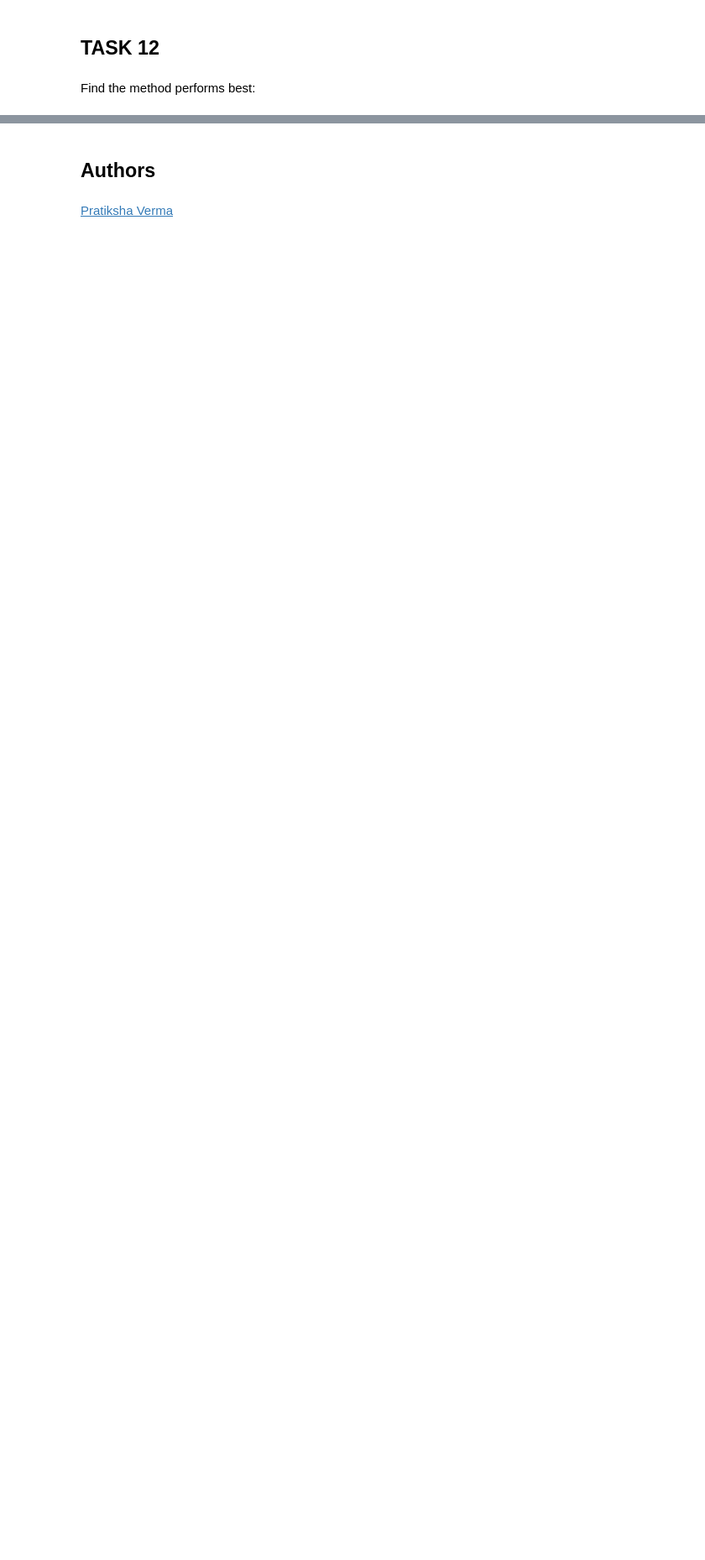
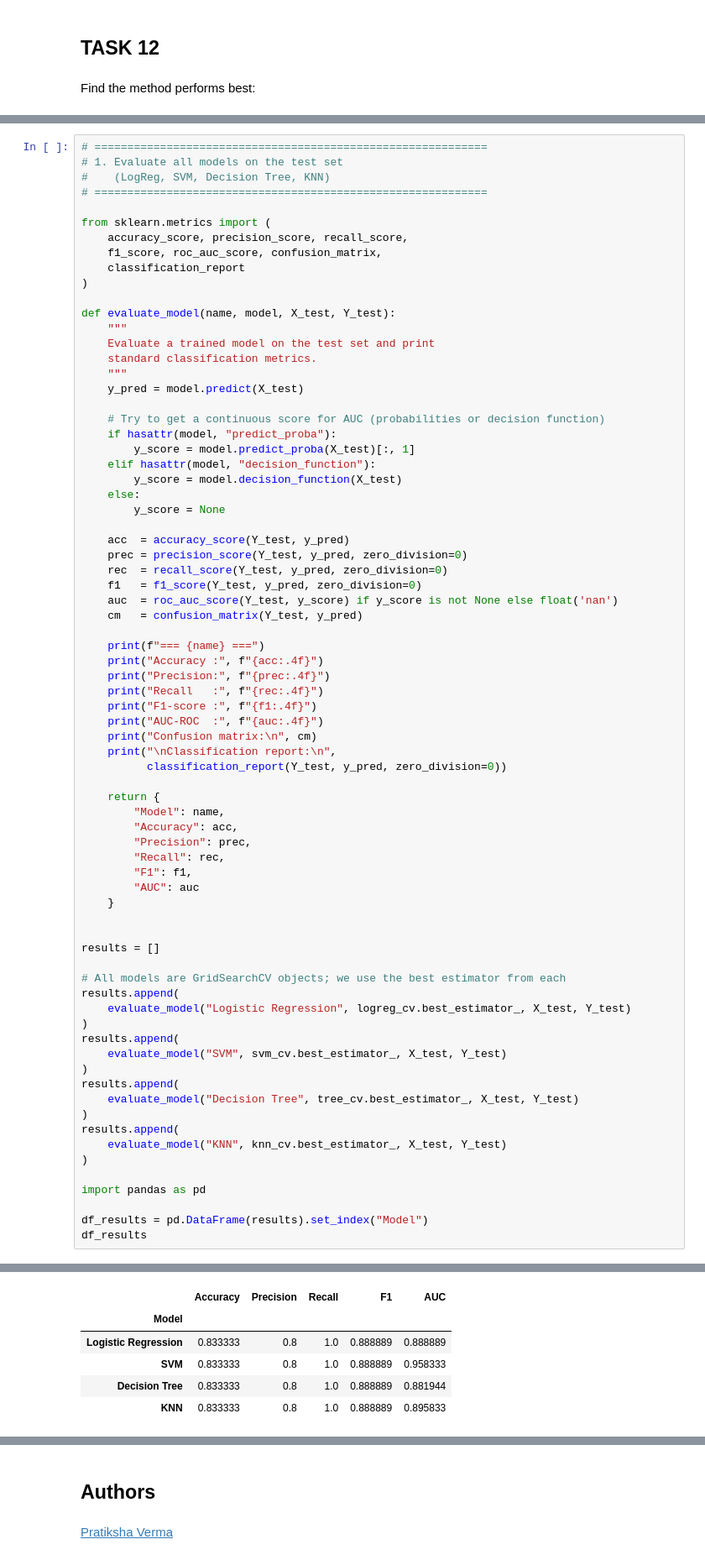
Before and after one commit to ClaudiaCCordeiro/Final_Project_IBM_Coursera, a Jupyter notebook: SpaceX-Machine-Learning-Prediction-Part-5-v1.ipynb, the cells around one changed output, grey strips where cells are left out. Shown: that part at 84% size. Drawn from its saved outputs; the diff is of its cells as text; blank space fills up the shorter version.

```diff
--- a/SpaceX-Machine-Learning-Prediction-Part-5-v1.ipynb
+++ b/SpaceX-Machine-Learning-Prediction-Part-5-v1.ipynb
@@ -1108,0 +357,75 @@ FINAL RECOMMENDATIONS
+# %%
+# ============================================================
+# 1. Evaluate all models on the test set
+#    (LogReg, SVM, Decision Tree, KNN)
+# ============================================================
+
+from sklearn.metrics import (
+    accuracy_score, precision_score, recall_score,
+    f1_score, roc_auc_score, confusion_matrix,
+    classification_report
+)
+
+def evaluate_model(name, model, X_test, Y_test):
+    """
+    Evaluate a trained model on the test set and print
+    standard classification metrics.
+    """
+    y_pred = model.predict(X_test)
+
+    # Try to get a continuous score for AUC (probabilities or decision function)
+    if hasattr(model, "predict_proba"):
+        y_score = model.predict_proba(X_test)[:, 1]
+    elif hasattr(model, "decision_function"):
+        y_score = model.decision_function(X_test)
+    else:
+        y_score = None
+
+    acc  = accuracy_score(Y_test, y_pred)
+    prec = precision_score(Y_test, y_pred, zero_division=0)
+    rec  = recall_score(Y_test, y_pred, zero_division=0)
+    f1   = f1_score(Y_test, y_pred, zero_division=0)
+    auc  = roc_auc_score(Y_test, y_score) if y_score is not None else float('nan')
+    cm   = confusion_matrix(Y_test, y_pred)
+
+    print(f"=== {name} ===")
+    print("Accuracy :", f"{acc:.4f}")
+    print("Precision:", f"{prec:.4f}")
+    print("Recall   :", f"{rec:.4f}")
+    print("F1-score :", f"{f1:.4f}")
+    print("AUC-ROC  :", f"{auc:.4f}")
+    print("Confusion matrix:\n", cm)
+    print("\nClassification report:\n",
+          classification_report(Y_test, y_pred, zero_division=0))
+
+    return {
+        "Model": name,
+        "Accuracy": acc,
+        "Precision": prec,
+        "Recall": rec,
+        "F1": f1,
+        "AUC": auc
+    }
+
+
+results = []
+
+# All models are GridSearchCV objects; we use the best estimator from each
+results.append(
+    evaluate_model("Logistic Regression", logreg_cv.best_estimator_, X_test, Y_test)
+)
+results.append(
+    evaluate_model("SVM", svm_cv.best_estimator_, X_test, Y_test)
+)
+results.append(
+    evaluate_model("Decision Tree", tree_cv.best_estimator_, X_test, Y_test)
+)
+results.append(
+    evaluate_model("KNN", knn_cv.best_estimator_, X_test, Y_test)
+)
+
+import pandas as pd
+
+df_results = pd.DataFrame(results).set_index("Model")
+df_results
+# %% [output]
@@ -1108,0 +449,6 @@ FINAL RECOMMENDATIONS
+|  | Accuracy | Precision | Recall | F1 | AUC |
+| Model |  |  |  |  |  |
+| Logistic Regression | 0.833333 | 0.8 | 1.0 | 0.888889 | 0.888889 |
+| SVM | 0.833333 | 0.8 | 1.0 | 0.888889 | 0.958333 |
+| Decision Tree | 0.833333 | 0.8 | 1.0 | 0.888889 | 0.881944 |
+| KNN | 0.833333 | 0.8 | 1.0 | 0.888889 | 0.895833 |
```
Also changed, not shown: parts of 45 cells of this notebook, 22 other files.
